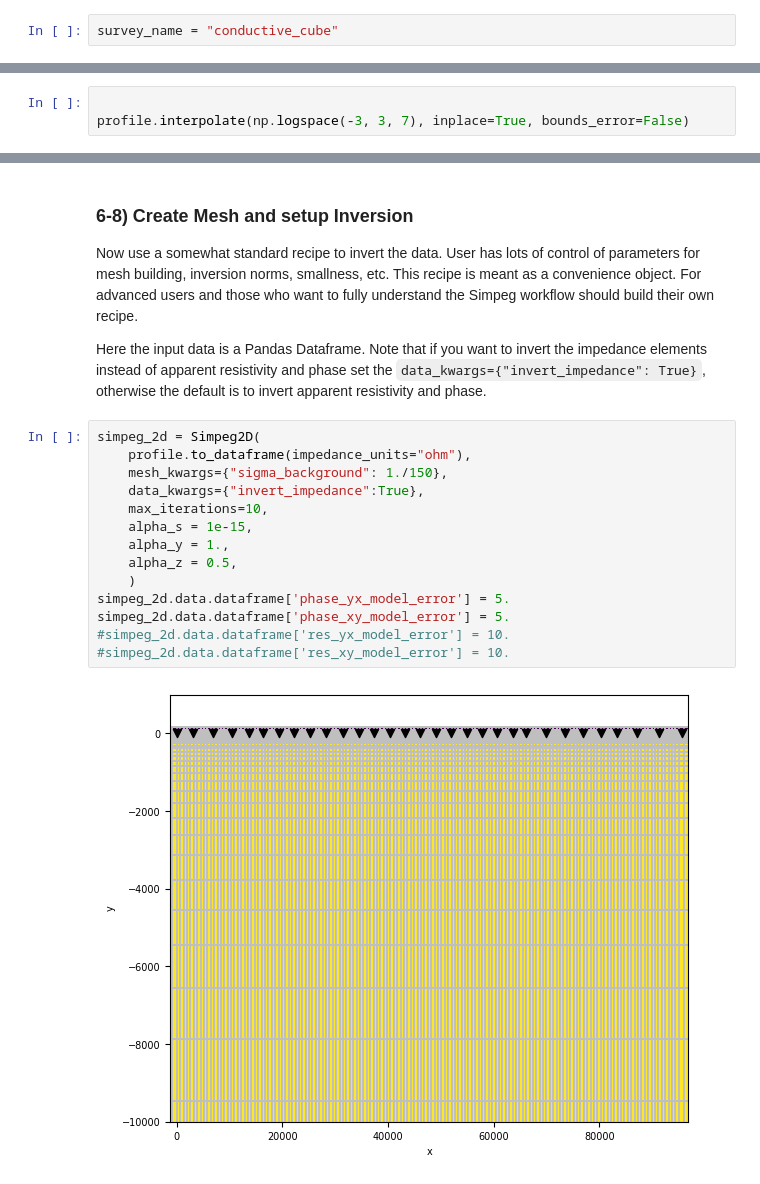
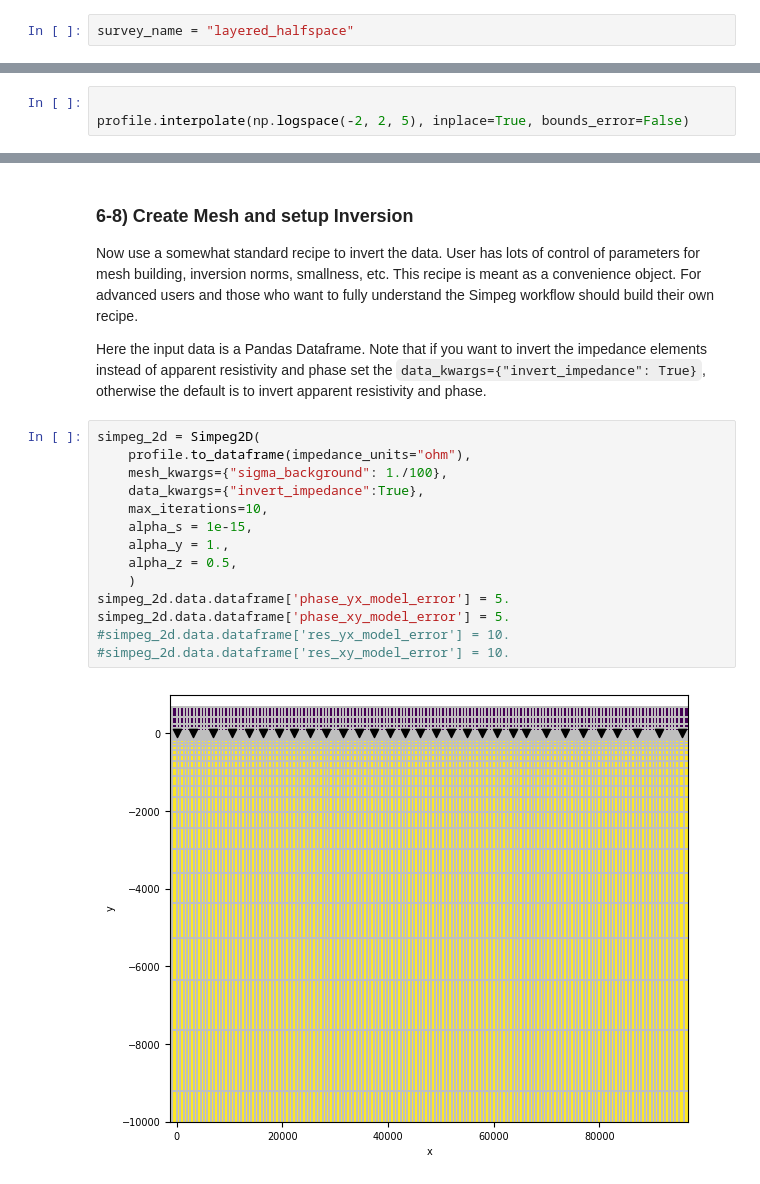
Before and after one commit to simpeg-research/earthscope-mt-course, a Jupyter notebook: notebooks/simpeg/13_2d_from_mtpy_example.ipynb, the cells around one changed output, grey strips where cells are left out. Cells and saved outputs as stored; diff of their text form.

```diff
--- a/notebooks/simpeg/13_2d_from_mtpy_example.ipynb
+++ b/notebooks/simpeg/13_2d_from_mtpy_example.ipynb
@@ -42,7 +42,7 @@ We are going to load in data from a synthetic model data. Some notes on the data
 
 We are loading in the data from a premade MTH5 file that has multiple different surveys in it.  Here you can set the `survey_name` to one of the options above.
 # %%
-survey_name = "conductive_cube"
+survey_name = "layered_halfspace"
 # %%
 
 with MTCollection() as mc:
@@ -119,7 +119,7 @@ The third number is the number of periods to use.  A higher number can provide m
 Play around with these numbers to see how they affect the inversion results.
 # %%
 
-profile.interpolate(np.logspace(-3, 3, 7), inplace=True, bounds_error=False)
+profile.interpolate(np.logspace(-2, 2, 5), inplace=True, bounds_error=False)
 # %% [markdown]
 ### 5) Set data modeling errors
 
@@ -166,19 +166,19 @@ Here the input data is a Pandas Dataframe. Note that if you want to invert the i
 # %%
 simpeg_2d = Simpeg2D(
     profile.to_dataframe(impedance_units="ohm"),
-    mesh_kwargs={"sigma_background": 1./150},
+    mesh_kwargs={"sigma_background": 1./100},
     data_kwargs={"invert_impedance":True},
     max_iterations=10,
     alpha_s = 1e-15,
     alpha_y = 1.,
     alpha_z = 0.5,
     )
 simpeg_2d.data.dataframe['phase_yx_model_error'] = 5.
 simpeg_2d.data.dataframe['phase_xy_model_error'] = 5.
 #simpeg_2d.data.dataframe['res_yx_model_error'] = 10.
 #simpeg_2d.data.dataframe['res_xy_model_error'] = 10.
 # %% [output]
-[figure, old version]
+[figure, new version]
 # %%
 print(simpeg_2d.mesh.mesh)
 # %% [output]
```
Also changed, not shown: parts of 14 cells of this notebook.
